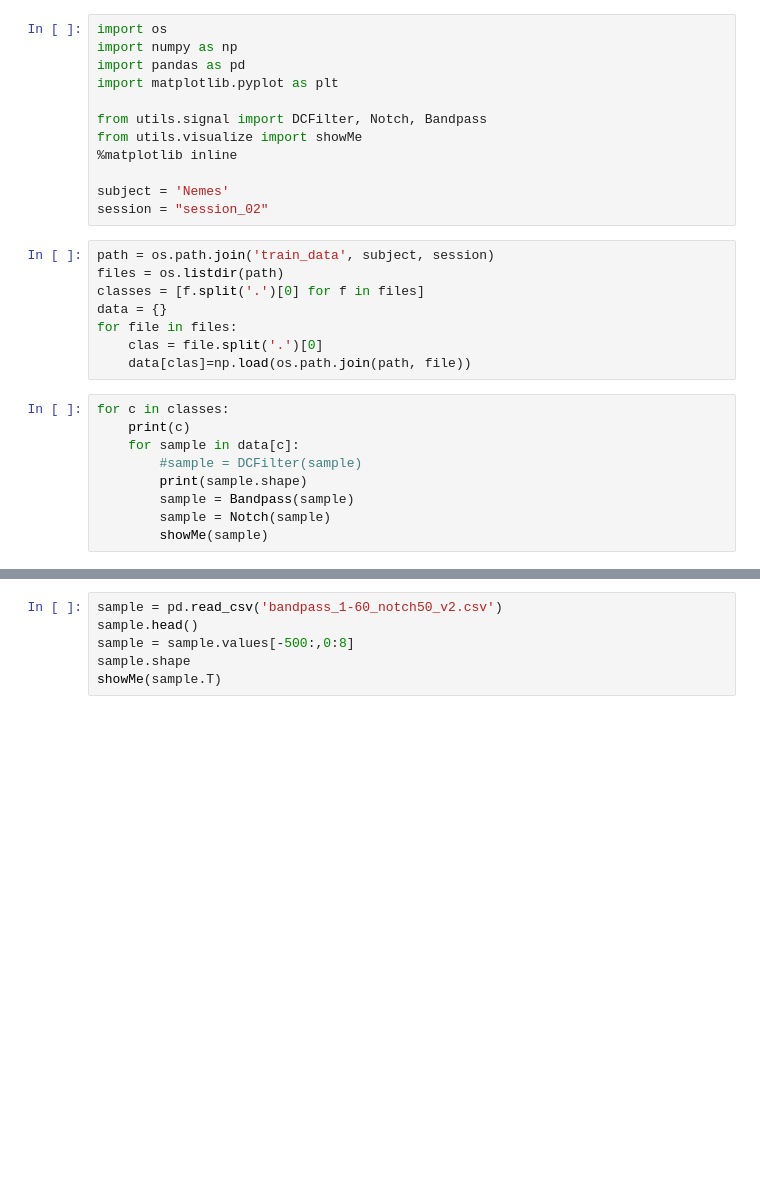
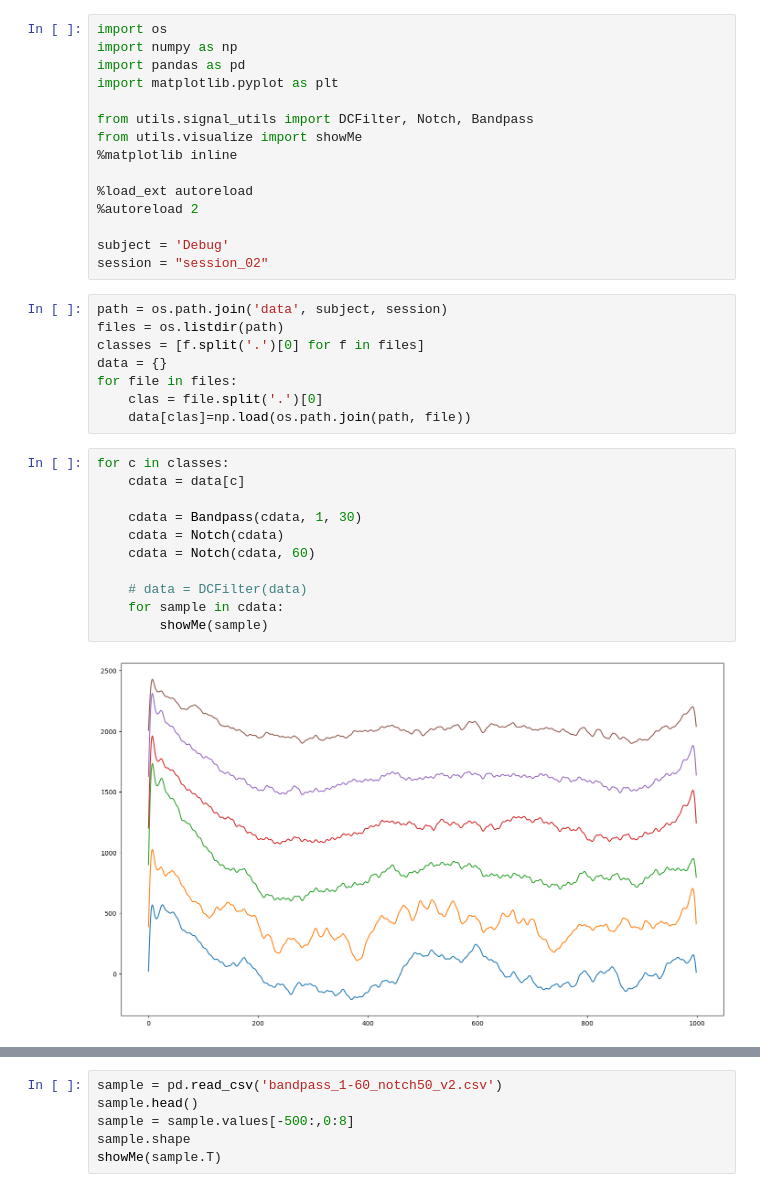
Before and after one commit to nemesgyadam/Motor-Execution-Classifiaction, a Jupyter notebook: Inspect_data.ipynb, the cells around one changed output, grey strips where cells are left out. Saved outputs shown, nothing was run; the diff lists cells and outputs as text; blank space fills up the shorter version.

```diff
--- a/Inspect_data.ipynb
+++ b/Inspect_data.ipynb
@@ -4,26 +4,33 @@ import numpy as np
 import pandas as pd
 import matplotlib.pyplot as plt
 
-from utils.signal import DCFilter, Notch, Bandpass
+from utils.signal_utils import DCFilter, Notch, Bandpass
 from utils.visualize import showMe
 %matplotlib inline
 
-subject = 'Nemes'
+%load_ext autoreload
+%autoreload 2
+
+subject = 'Debug'
 session = "session_02"
 # %%
-path = os.path.join('train_data', subject, session)
+path = os.path.join('data', subject, session)
 files = os.listdir(path)
 classes = [f.split('.')[0] for f in files]
 data = {}
 for file in files:
     clas = file.split('.')[0]
     data[clas]=np.load(os.path.join(path, file))
-# %%
-for c in classes:
-    print(c)
-    for sample in data[c]:
-        #sample = DCFilter(sample)
-        print(sample.shape)
-        sample = Bandpass(sample)
-        sample = Notch(sample)
-        showMe(sample)
+# %%
+for c in classes:
+    cdata = data[c]
+
+    cdata = Bandpass(cdata, 1, 30)
+    cdata = Notch(cdata)
+    cdata = Notch(cdata, 60)
+
+    # data = DCFilter(data)
+    for sample in cdata:
+        showMe(sample)
+# %% [output]
+[figure, added]
```
Also changed, not shown: parts of 1 cell of this notebook, 14 other files.
